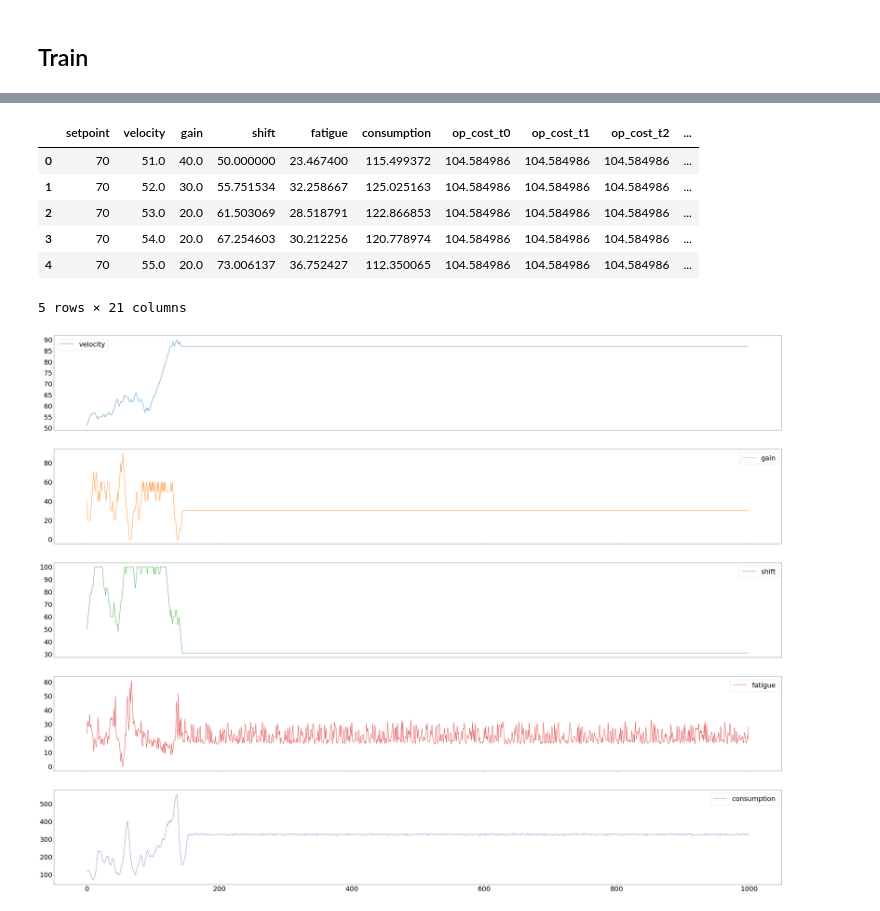
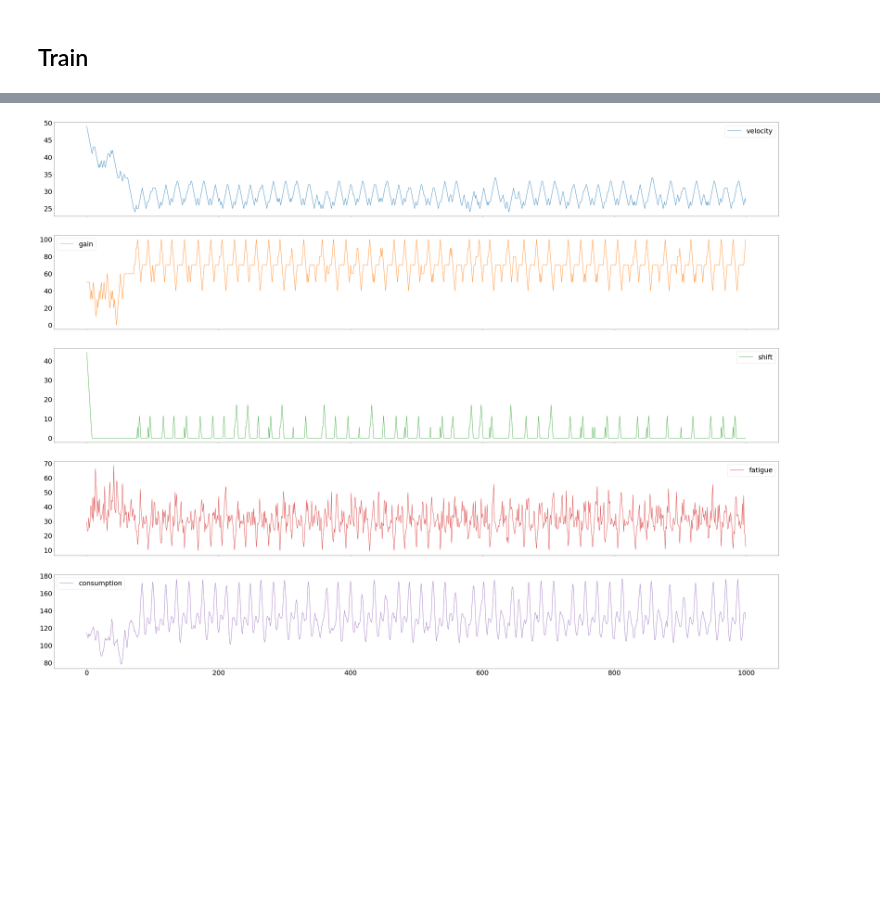
Before and after one commit to MHamza-Y/State-Space-Discretization, a Jupyter notebook: policy_iteration.ipynb, the cells around one changed output, grey strips where cells are left out. Cells and saved outputs as stored; diff of their text form; code cells hidden in the pictures; blank space fills up the shorter version.

```diff
--- a/policy_iteration.ipynb
+++ b/policy_iteration.ipynb
@@ -148,17 +112,4 @@ np.std(algo.eval_rewards_per_epoch)
 # %%
-df = pd.DataFrame(algo.eval_trajectories[0]['info'])
-df.head()
+plot_industrial_benchmark_trajectories(algo.eval_trajectories[0]['info'])
 # %% [output]
-|  | setpoint | velocity | gain | shift | fatigue | consumption | op_cost_t0 | op_cost_t1 | op_cost_t2 | ... |
-| 0 | 70 | 51.0 | 40.0 | 50.000000 | 23.467400 | 115.499372 | 104.584986 | 104.584986 | 104.584986 | ... |
-| 1 | 70 | 52.0 | 30.0 | 55.751534 | 32.258667 | 125.025163 | 104.584986 | 104.584986 | 104.584986 | ... |
-| 2 | 70 | 53.0 | 20.0 | 61.503069 | 28.518791 | 122.866853 | 104.584986 | 104.584986 | 104.584986 | ... |
-| 3 | 70 | 54.0 | 20.0 | 67.254603 | 30.212256 | 120.778974 | 104.584986 | 104.584986 | 104.584986 | ... |
-| 4 | 70 | 55.0 | 20.0 | 73.006137 | 36.752427 | 112.350065 | 104.584986 | 104.584986 | 104.584986 | ... |
-5 rows × 21 columns
+[figure, added]
-# %%
-axes = df[['velocity','gain','shift','fatigue','consumption']].plot(subplots=True, figsize=(62, 48), fontsize=32)
-for a in axes:
-        a.legend(loc='best', prop={'size': 32})
-# %% [output]
-[figure, removed]
```
Also changed, not shown: parts of 12 cells of this notebook, 24 other files.
